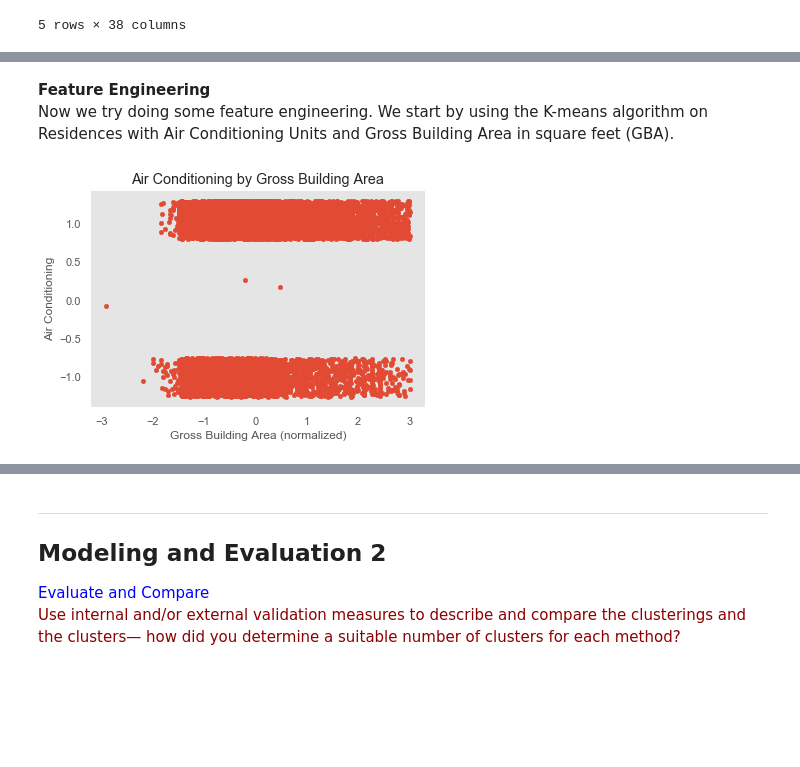
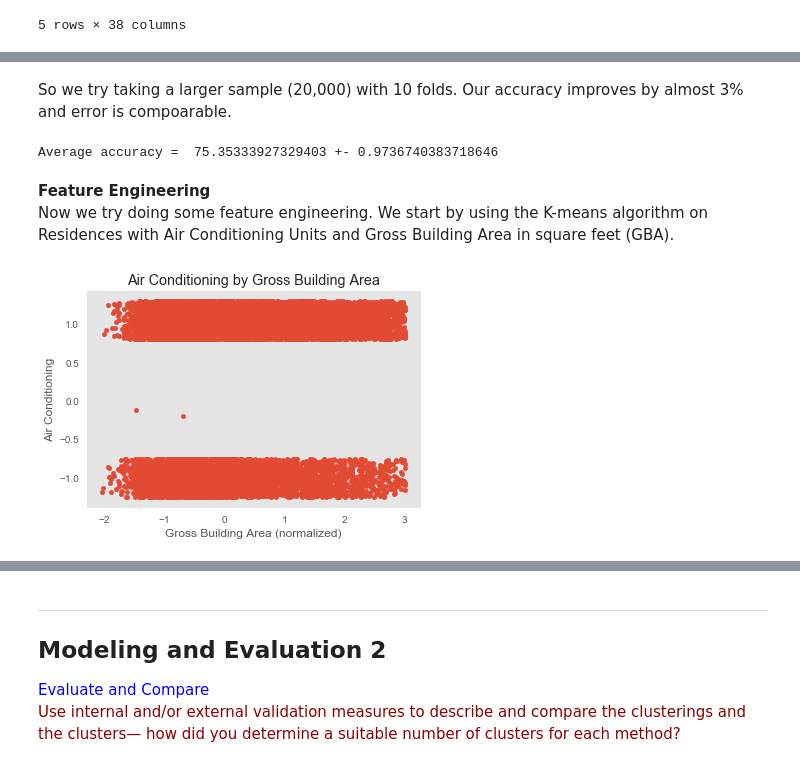
Before and after one commit to davxdan/DataMiningGroupProjects, a Jupyter notebook: Lab 3/Deliverable_Properties_Analysis.ipynb, the cells around one changed output, grey strips where cells are left out. Cells and saved outputs as stored; diff of their text form; code cells hidden in the pictures; blank space fills up the shorter version.

```diff
--- a/Lab 3/Deliverable_Properties_Analysis.ipynb
+++ b/Lab 3/Deliverable_Properties_Analysis.ipynb
@@ -444,18 +463,34 @@ Average accuracy =  72.2909173108213 +- 0.3759302388685729
+# %% [markdown]
+So we try taking a larger sample (20,000) with 10 folds. Our accuracy improves by almost 3% and error is compoarable.
+# %%
+# run logistic regression and vary some parameters using sample of 20,000 obs
+from sklearn.model_selection import ShuffleSplit
+from sklearn.linear_model import LogisticRegression
+from sklearn.model_selection import StratifiedKFold, cross_val_score
+df = df_final.sample(20000)
+# We classify the assessment neighborhood (y) as follows:
+if 'ASSESSMENT_NBHD' in df:
+    y = df['ASSESSMENT_NBHD'].values # get the labels we want
+    del df['ASSESSMENT_NBHD'] # get rid of the class label
+    X = df.values # use everything else to predict!
+cv = StratifiedKFold(n_splits=10)
+lr_clf = LogisticRegression(penalty='l2', C=1.0, class_weight=None) # get object
+acc = cross_val_score(lr_clf,X,y=y,cv=cv)
+print ("Average accuracy = ", acc.mean()*100, "+-", acc.std()*100)
+# %% [output]
+Average accuracy =  75.35333927329403 +- 0.9736740383718646
 # %% [markdown]
 __Feature Engineering__
 Now we try doing some feature engineering. We start by using the K-means algorithm on Residences with Air Conditioning Units and Gross Building Area in square feet (GBA).
 # %%
 from matplotlib import pyplot as plt
 plt.style.use("ggplot")
-
 %matplotlib inline
 X1 = df[['AC','GBA']].values
-
-plt.scatter(X1[:, 1], X1[:, 0]+np.random.random(X1[:, 1].shape)/2,
-             s=20)
+plt.scatter(X1[:, 1], X1[:, 0]+np.random.random(X1[:, 1].shape)/2, s=20)
 plt.xlabel('Gross Building Area (normalized)'), plt.ylabel('Air Conditioning')
 plt.grid()
 plt.title('Air Conditioning by Gross Building Area')
 plt.show()
 # %% [output]
-[figure, old version]
+[figure, new version]
```
Also changed, not shown: parts of 32 cells of this notebook.
